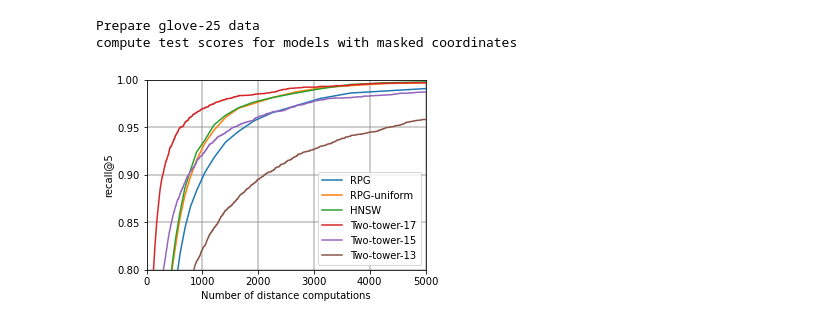
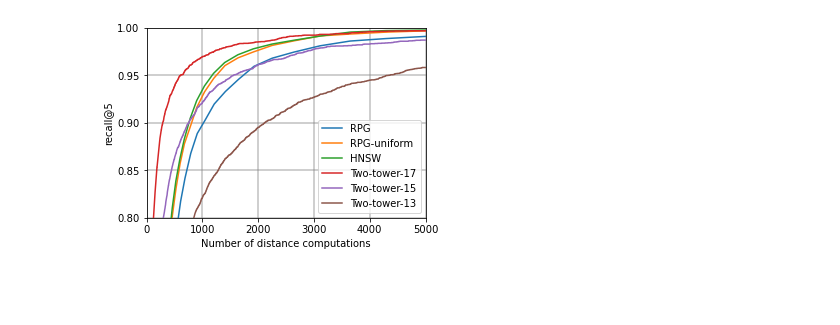
Before and after one commit to Andrew-Angrew/rpg, a Jupyter notebook: preliminary_experiment_glove.ipynb, the cells around one changed output. Drawn from its saved outputs; the diff is of its cells as text; code cells hidden in the pictures; blank space fills up the shorter version.

```diff
--- a/preliminary_experiment_glove.ipynb
+++ b/preliminary_experiment_glove.ipynb
@@ -6,14 +6,11 @@ from experiment_utils import run_experiment_with_coordinate_masking, prepare_glo
 # %%
 masked_coord_counts = [8, 10, 12]
 # %%
-prepare_glove(25, masked_coord_counts, True)
+prepare_glove(25, masked_coord_counts)
-# %% [output]
-Prepare glove-25 data
-compute test scores for models with masked coordinates
 # %%
 results_recall_5 = run_experiment_with_coordinate_masking(
     "glove_25", 25, masked_coord_counts, recall_top_len=5,
-    n_search_threads=8, recalc_graphs=False, verbose=True
+    n_search_threads=3
 )
 # %%
 results_recall_1 = run_experiment_with_coordinate_masking(
@@ -60,31 +20,31 @@ results_recall_1 = run_experiment_with_coordinate_masking(
 # %%
 plot_chosen_results(
     results_recall_5, keys=[
         "rpg",
         "rpg_unifrom_train",
         "hnsw",
         '8_masked_coords+rerank',
         '10_masked_coords+rerank',
         '12_masked_coords+rerank'
     ],
     xlim=(0, 5000), ylim=(0.8, 1),
     hlines=np.linspace(0.8, 1, 5),
     vlines=np.linspace(0, 5000, 6),
     ylabel="recall@5",
     figsize=(5, 3.5),
     relabeling={
         "rpg": "RPG",
         "hnsw": "HNSW",
         "rpg_unifrom_train": "RPG-uniform",
         '8_masked_coords+rerank': "Two-tower-17",
         '10_masked_coords+rerank': "Two-tower-15",
         '12_masked_coords+rerank': "Two-tower-13"
     },
-    file_name="pic/glove_25_dpi_300.pdf",
+    file_name="pic/glove_25.pdf",
     dpi=300
 )
 # %% [output]
-[figure, old version]
+[figure, new version]
 # %%
 plot_chosen_results(
     results_recall_1, keys=[
```
Also changed, not shown: parts of 3 cells of this notebook, 4 other files.
